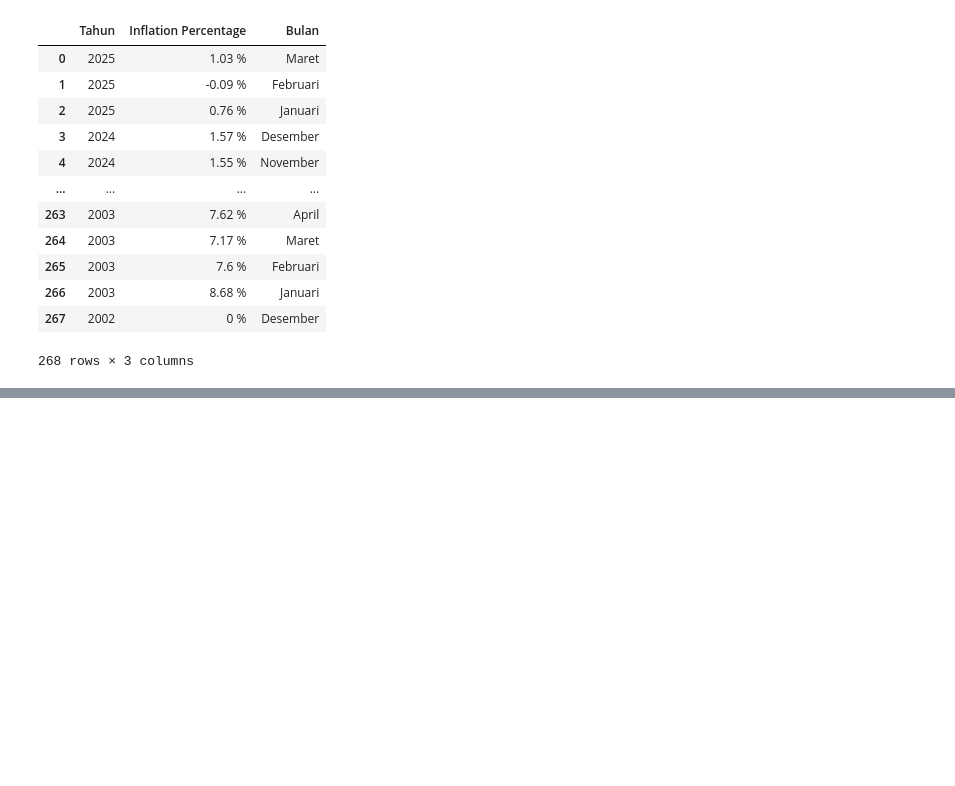
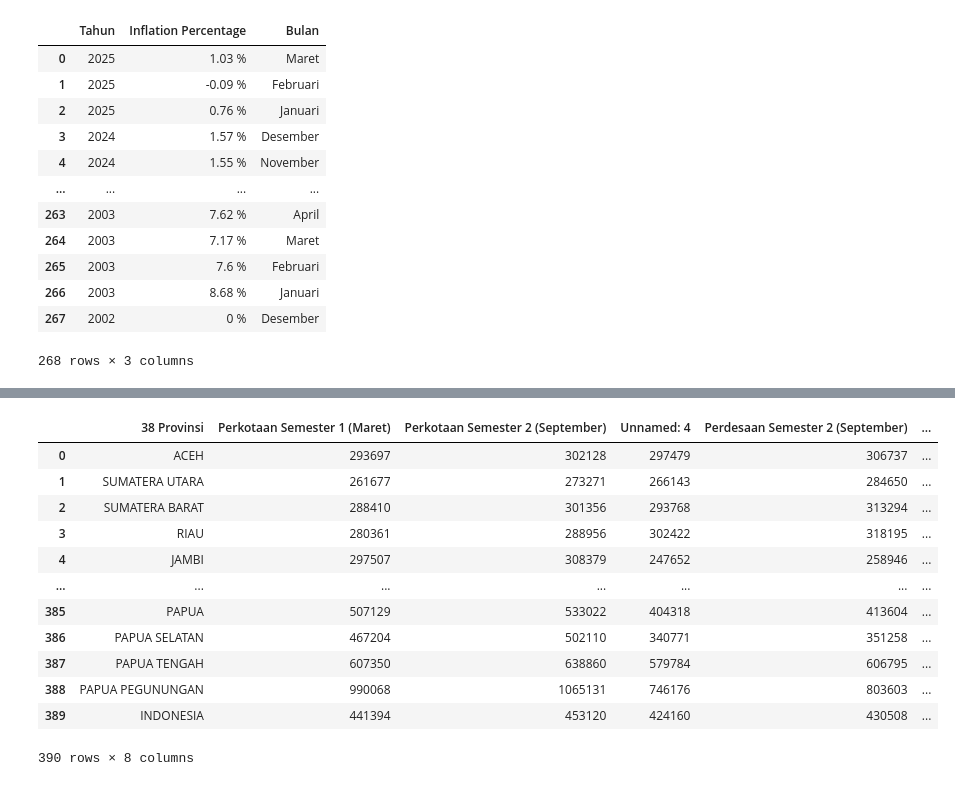
Before and after one commit to yusufimantaka/gamadata-2, a Jupyter notebook: data-cleaning.ipynb, the cells around one changed output, grey strips where cells are left out. Drawn from its saved outputs; the diff is of its cells as text; code cells hidden in the pictures; blank space fills up the shorter version.

```diff
--- a/data-cleaning.ipynb
+++ b/data-cleaning.ipynb
@@ -63,0 +108,17 @@ df.to_csv('data-cleaned/inflation_data_cleaned.csv')
+# %%
+Data_makanan = pd.concat([data_makanan[tahun] for tahun in range(2015, 2025)],ignore_index = True)
+Data_makanan
+# %% [output]
+|  | 38 Provinsi | Perkotaan Semester 1 (Maret) | Perkotaan Semester 2 (September) | Unnamed: 4 | Perdesaan Semester 2 (September) | ... |
+| 0 | ACEH | 293697 | 302128 | 297479 | 306737 | ... |
+| 1 | SUMATERA UTARA | 261677 | 273271 | 266143 | 284650 | ... |
+| 2 | SUMATERA BARAT | 288410 | 301356 | 293768 | 313294 | ... |
+| 3 | RIAU | 280361 | 288956 | 302422 | 318195 | ... |
+| 4 | JAMBI | 297507 | 308379 | 247652 | 258946 | ... |
+| ... | ... | ... | ... | ... | ... | ... |
+| 385 | PAPUA | 507129 | 533022 | 404318 | 413604 | ... |
+| 386 | PAPUA SELATAN | 467204 | 502110 | 340771 | 351258 | ... |
+| 387 | PAPUA TENGAH | 607350 | 638860 | 579784 | 606795 | ... |
+| 388 | PAPUA PEGUNUNGAN | 990068 | 1065131 | 746176 | 803603 | ... |
+| 389 | INDONESIA | 441394 | 453120 | 424160 | 430508 | ... |
+390 rows × 8 columns
```
Also changed, not shown: parts of 13 cells of this notebook, 2 other files.
